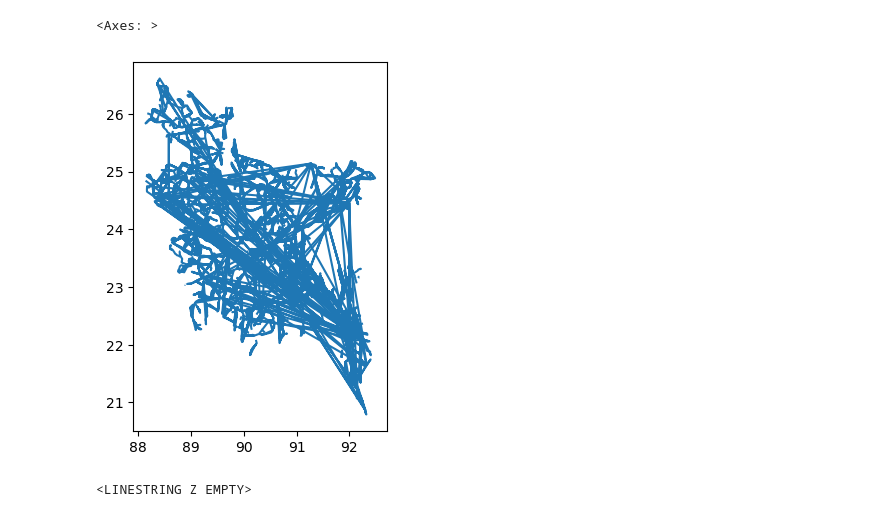
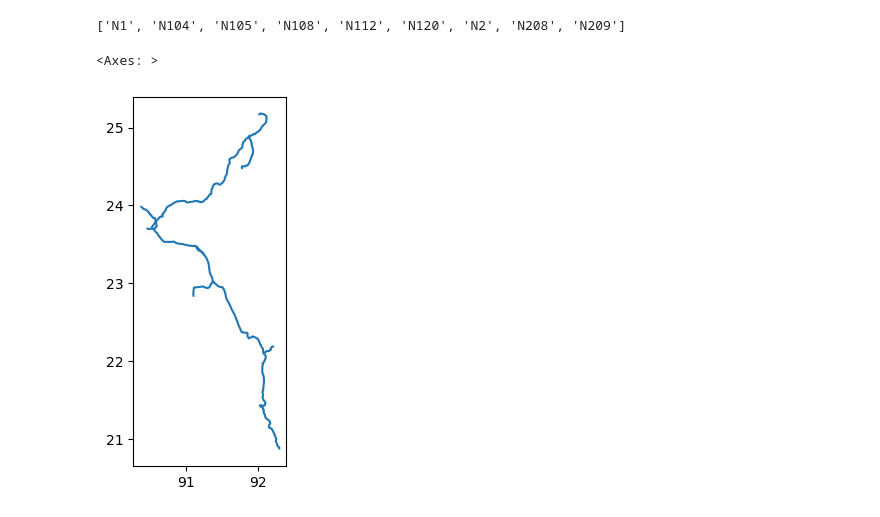
Before and after one commit to mlmoleman/EPA133a-G07-A3, a Jupyter notebook: model/Intersections.ipynb, the cells around one changed output. Cells and saved outputs as stored; diff of their text form; code cells hidden in the pictures.

```diff
--- a/model/Intersections.ipynb
+++ b/model/Intersections.ipynb
@@ -66,12 +71,10 @@ for road_name in road_names:
 
 
 gseries =gpd.GeoSeries(line_dict.values(), index=line_dict.keys(), crs=4326)
-# %%
-gseries.plot()
-# %% [output]
-<Axes: >
-[figure, removed]
 # %%
-gseries["N1"].intersection(gseries["N2"])
+cross_index = []
+for index in gseries.index:
+    if gseries["N1"].intersects(gseries[index]):
+        cross_index.append(index)
+    elif gseries["N2"].intersects(gseries[index]):
+        cross_index.append(index)
-# %% [output]
-<LINESTRING Z EMPTY>
@@ -80 +81,10 @@ Intersecting =[line for line in gseries if gseries["N1"].intersects(line)]
+# %%
+cross_index
+# %% [output]
+['N1', 'N104', 'N105', 'N108', 'N112', 'N120', 'N2', 'N208', 'N209']
+# %%
+gseries[gseries.index.isin(cross_index)].plot()
+# %% [output]
+<Axes: >
+[figure, added]
 # %%
```
Also changed, not shown: parts of 17 cells of this notebook, 3 other files.
